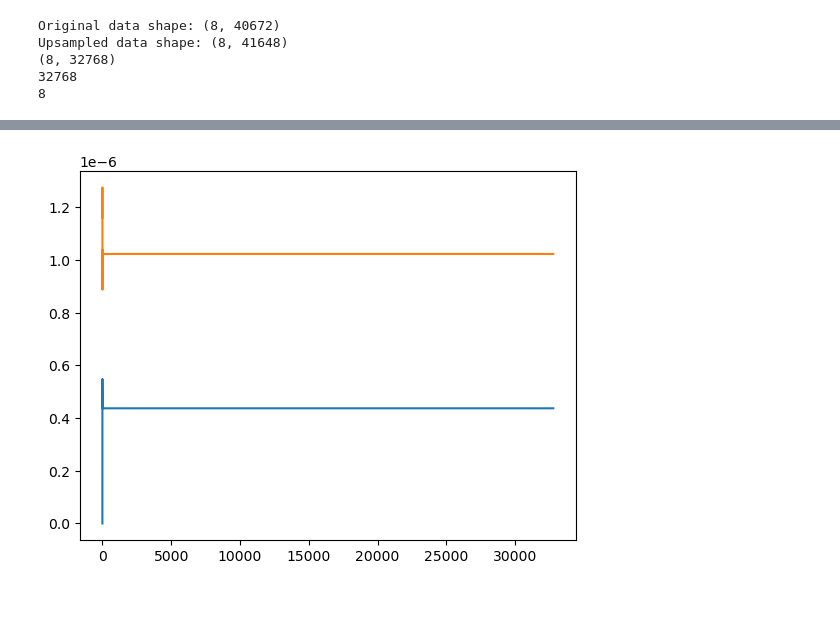
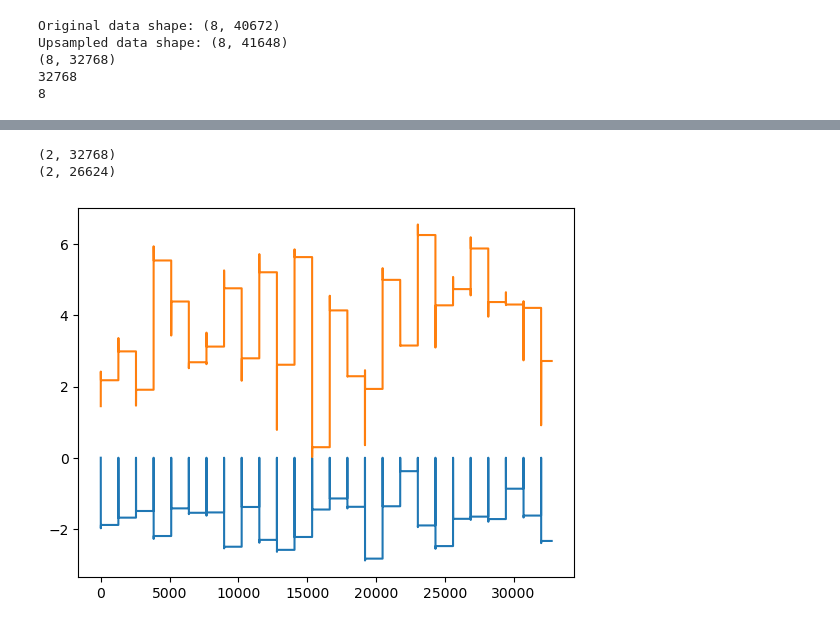
Before and after one commit to alken01/BCI, a Jupyter notebook: recursivefilter.ipynb, the cells around one changed output, grey strips where cells are left out. Cells and saved outputs as stored; diff of their text form; code cells hidden in the pictures; blank space fills up the shorter version.

```diff
--- a/recursivefilter.ipynb
+++ b/recursivefilter.ipynb
@@ -384,8 +384,51 @@ y_hat,filter_coefficients = rls_paper(x,17,2,0.99,1e-5)
+# %%
+# Create smaller arrays containing 5 seconds of the x signal. Do this programaatically usng a for loop
+x_5 = []
+for i in range(0, len(x), 5*fs):
+    x_5.append(x[i:i+5*fs])
+
+# APply the rls_paper function to each of the 5 second arrays and join the results in an array
+y_hat_5 = []
+w_5 = []
+for i in range(len(x_5)):
+    y_5, w5=rls_paper(x_5[i],17,2,0.95,1e-5)
+    y_hat_5.append(y_5)
+    w_5.append(w5)
+
+# Join the arrays in the list y_hat_5 into one array
+y_hat_5 = np.concatenate(y_hat_5, axis=0)
+
+
+# # Get samplse from a certain range from w_5[0]
+# w = w_5[0]
+h_fs = fs / 2
+f_fs = 4.5 * fs
+
+# w = w [:,int(h_fs):int(f_fs)]
+# print(w.shape)
+
+w_5_fixed = []
+# Loop over the list w_5
+for i in range(len(w_5)):
+    # Get samplse from a certain range from w_5[0]
+    w = w_5[0]
+    w = w [:,int(h_fs):int(f_fs)]
+    w_5_fixed.append(w)
+
+
+# Join the arrays in the list w_5 into one array
+w_5 = np.concatenate(w_5, axis=1)
+w_5_fixed = np.concatenate(w_5_fixed, axis=1)
+print(w_5.shape)
+print(w_5_fixed.shape)
+# %% [output]
+(2, 32768)
+(2, 26624)
 # %%
 # Plot both rows of the filter_coefficients
 plt.figure()
-plt.plot(filter_coefficients[0,:])
-plt.plot(filter_coefficients[1,:])
+plt.plot(w_5[0,:])
+plt.plot(w_5[1,:])
 plt.show()
 # %% [output]
-[figure, old version]
+[figure, new version]
```
Also changed, not shown: parts of 6 cells of this notebook.
